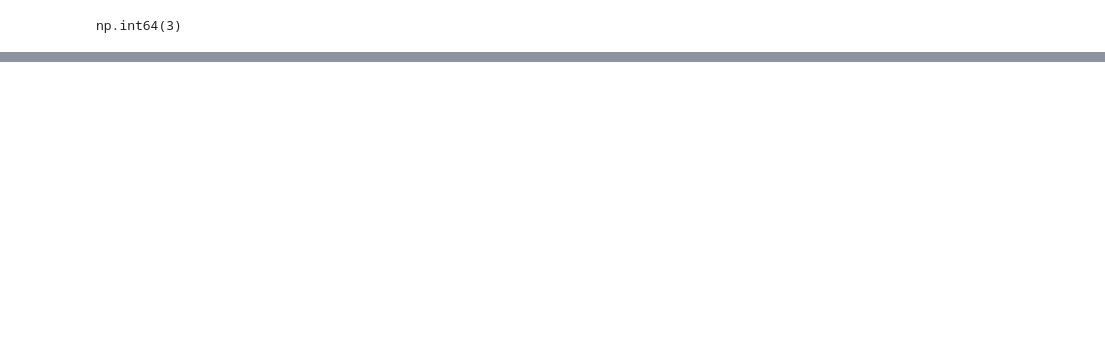
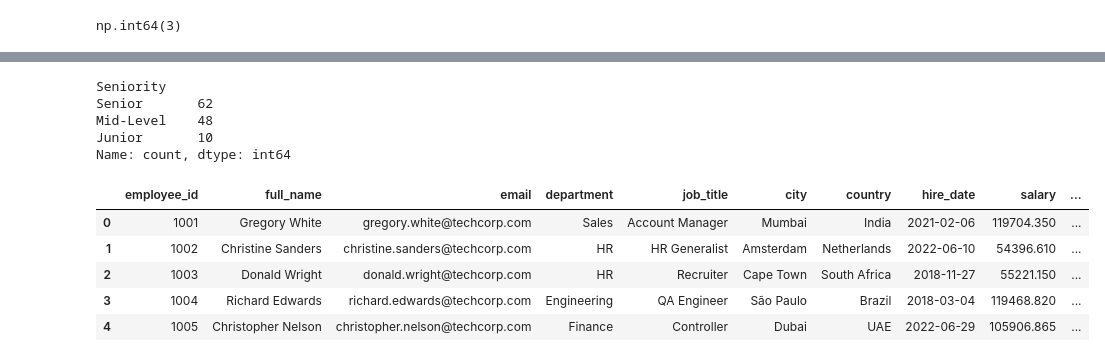
Before and after one commit to FarhanKhan1/DA_project, a Jupyter notebook: project_testing_modified.ipynb, the cells around one changed output, grey strips where cells are left out. Cells and saved outputs as stored; diff of their text form; code cells hidden in the pictures; blank space fills up the shorter version.

```diff
--- a/project_testing_modified.ipynb
+++ b/project_testing_modified.ipynb
@@ -680,0 +1082,6 @@ np.int64(3)
+# %%
+employees['salary_band'] = employees['salary'].apply(
+    lambda salary: 'High' if salary >= 100000 else
+                   'Medium' if salary >= 60000 else
+                   'Low'
+)
@@ -680,0 +1097,2 @@ np.int64(3)
+# %%
+employees['top_performer'] = ((employees['performance_rating'] >=4.0) & (employees['salary'] > 80000))
@@ -680,0 +1108,2 @@ np.int64(3)
+# %%
+employees['top_performer'] = employees['top_performer'].map({True: 'Yes', False: 'No'})
@@ -680,0 +1427,21 @@ np.int64(3)
+# %%
+employees['Seniority'].value_counts()
+# %% [output]
+Seniority
+Senior       62
+Mid-Level    48
+Junior       10
+Name: count, dtype: int64
+# %%
+# .transform()
+
+employees['dept_avg_salary'] = employees.groupby('department')['salary'].transform('mean').round(2)
+# %%
+employees.head()
+# %% [output]
+|  | employee_id | full_name | email | department | job_title | city | country | hire_date | salary | ... |
+| 0 | 1001 | Gregory White | gregory.white@techcorp.com | Sales | Account Manager | Mumbai | India | 2021-02-06 | 119704.350 | ... |
+| 1 | 1002 | Christine Sanders | christine.sanders@techcorp.com | HR | HR Generalist | Amsterdam | Netherlands | 2022-06-10 | 54396.610 | ... |
+| 2 | 1003 | Donald Wright | donald.wright@techcorp.com | HR | Recruiter | Cape Town | South Africa | 2018-11-27 | 55221.150 | ... |
+| 3 | 1004 | Richard Edwards | richard.edwards@techcorp.com | Engineering | QA Engineer | São Paulo | Brazil | 2018-03-04 | 119468.820 | ... |
+| 4 | 1005 | Christopher Nelson | christopher.nelson@techcorp.com | Finance | Controller | Dubai | UAE | 2022-06-29 | 105906.865 | ... |
```
Also changed, not shown: parts of 100 cells of this notebook.
